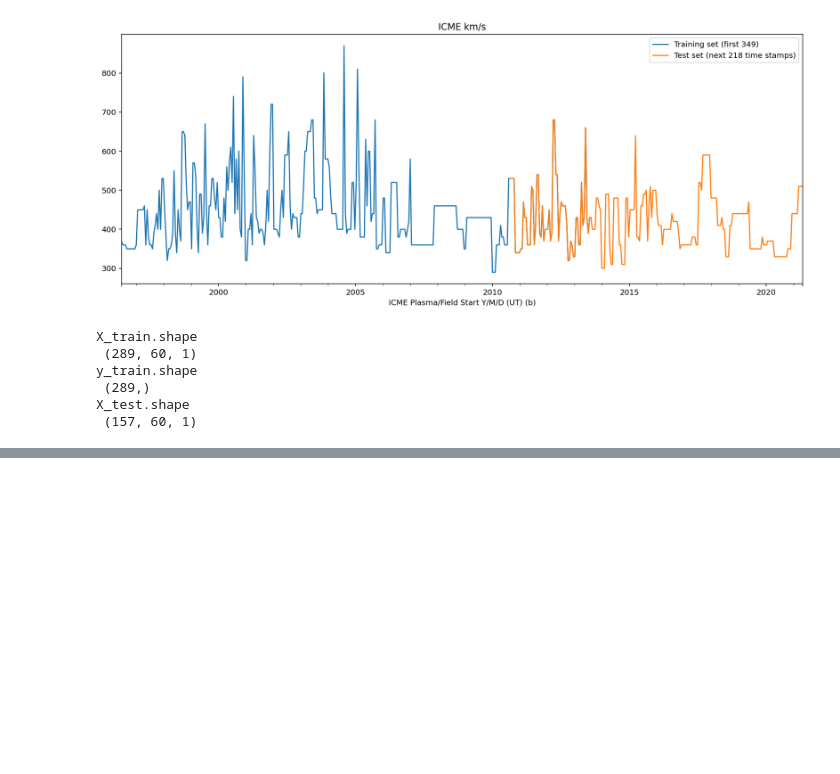
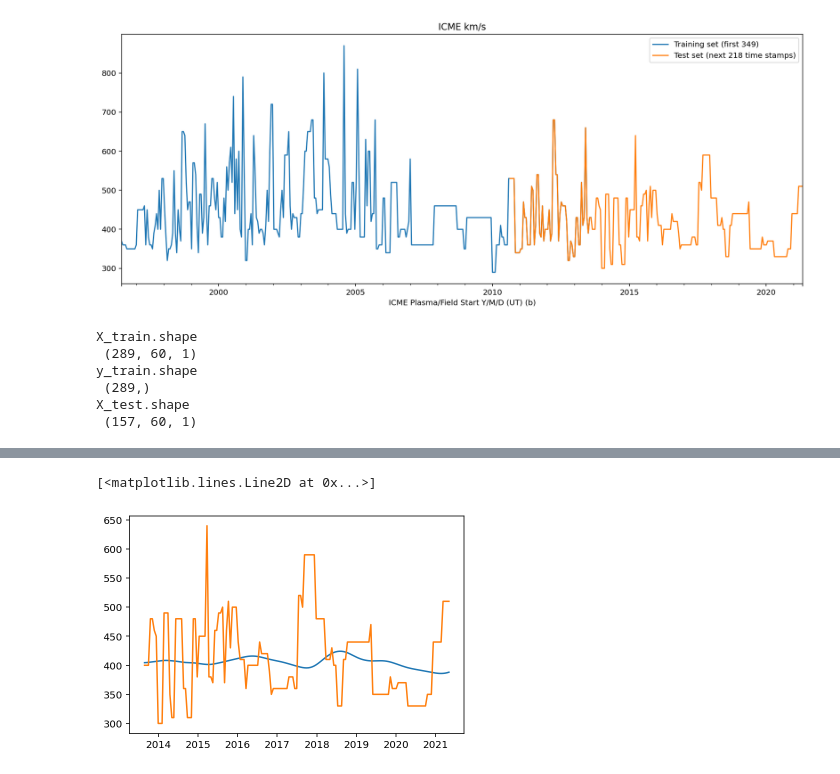
Before and after one commit to Atashnezhad/LSTM-for-Coronal-Mass-Ejection-Speed-Forecast, a Jupyter notebook: Untitled.ipynb, the cells around one changed output, grey strips where cells are left out. Cells and saved outputs as stored; diff of their text form; code cells hidden in the pictures; blank space fills up the shorter version.

```diff
--- a/Untitled.ipynb
+++ b/Untitled.ipynb
@@ -280,0 +415,8 @@ _________________________________________________________________
+# %%
+series.index = obj.test_set[60+1:].index
+# %%
+plt.plot(series)
+plt.plot(obj.test_set[60+1:])
+# %% [output]
+[<matplotlib.lines.Line2D at 0x...>]
+[figure, added]
```
Also changed, not shown: parts of 17 cells of this notebook, 3 other files.
